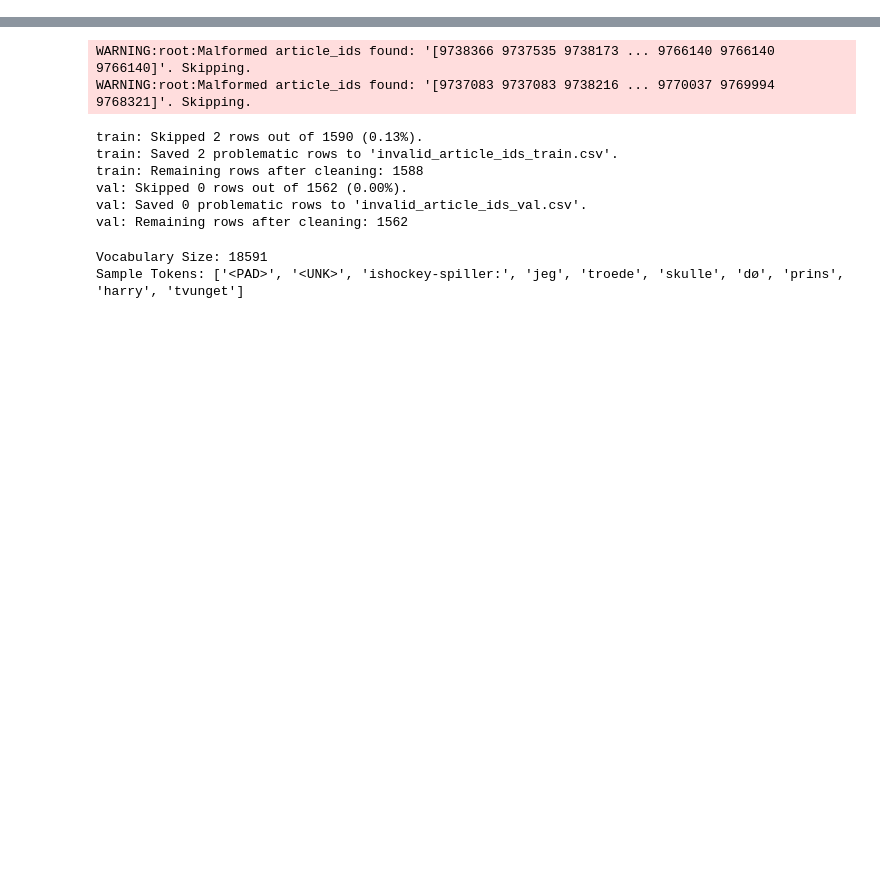
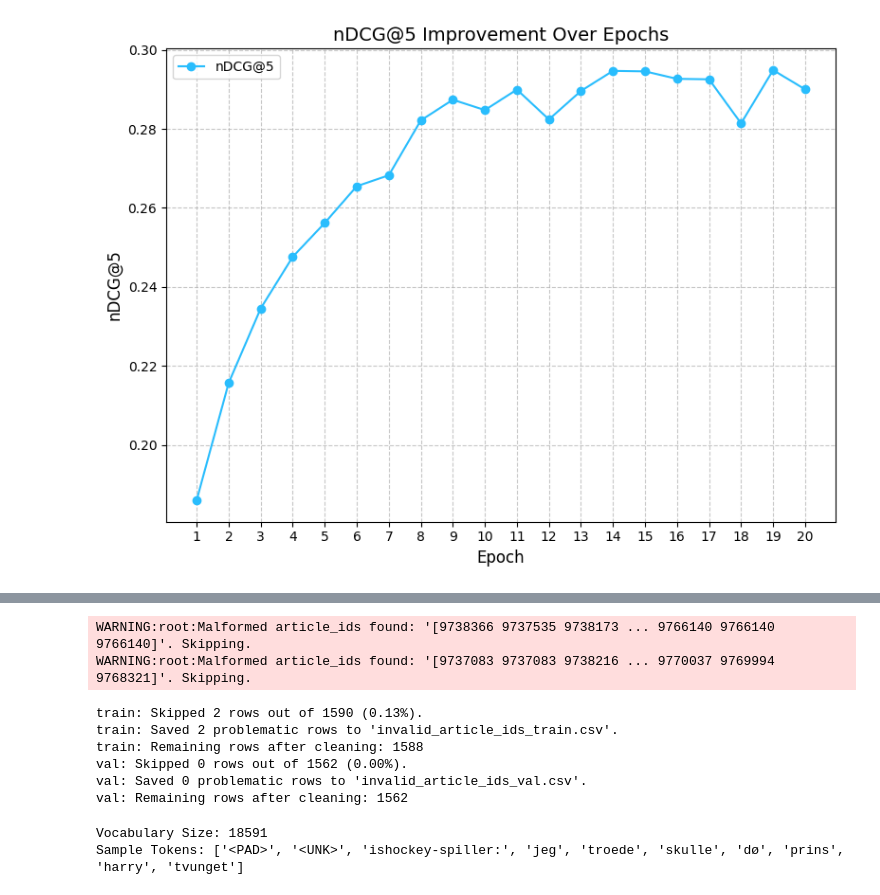
Before and after one commit to annemollelsborg/New-Recommendation-NRMS, a Jupyter notebook: Torch_Baseline-NRMS_3_Kalle_copy_for_gdrive.ipynb, the cells around one changed output, grey strips where cells are left out. Saved outputs shown, nothing was run; the diff lists cells and outputs as text; code cells hidden in the pictures; blank space fills up the shorter version.

```diff
--- a/Torch_Baseline-NRMS_3_Kalle_copy_for_gdrive.ipynb
+++ b/Torch_Baseline-NRMS_3_Kalle_copy_for_gdrive.ipynb
@@ -19,6 +19,28 @@ DROPOUT_RATE = 0.2
 NPRATIO = 4  # Number of negative samples per positive
 BATCH_SIZE = 64
 EPOCHS = 5
+# %%
+import numpy as np
+import matplotlib.pyplot as plt
+
+# Simulating nDCG@5 progression
+epochs = np.arange(1, 21)
+ndcg_values_lower = 0.15 + (0.14 * (1 - np.exp(-0.3 * epochs))) + np.random.normal(0, 0.005, len(epochs))
+ndcg_values_lower[-1] = 0.29  # Ensure the last value matches the target
+
+# Plotting the graph
+plt.figure(figsize=(8, 6))
+plt.plot(epochs, ndcg_values_lower, marker='o', label='nDCG@5', color='#29BDFD')
+plt.title("nDCG@5 Improvement Over Epochs", fontsize=14)
+plt.xlabel("Epoch", fontsize=12)
+plt.ylabel("nDCG@5", fontsize=12)
+plt.xticks(epochs)
+plt.grid(True, linestyle='--', alpha=0.7)
+plt.legend(fontsize=10)
+plt.tight_layout()
+plt.show()
+# %% [output]
+[figure, added]
 # %%
 drive.mount('/content/drive')
 # %% [output]
```
Also changed, not shown: parts of 6 cells of this notebook.
